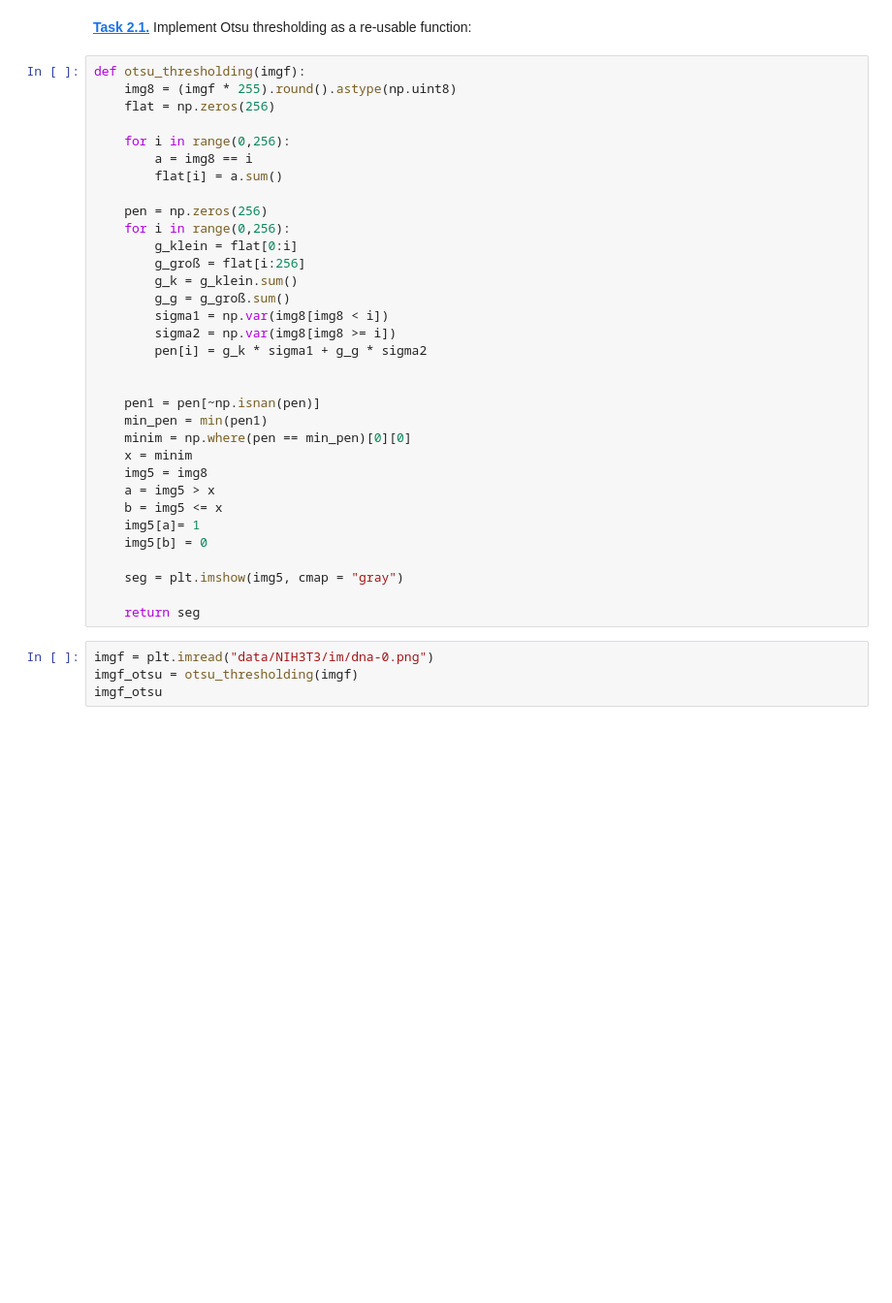
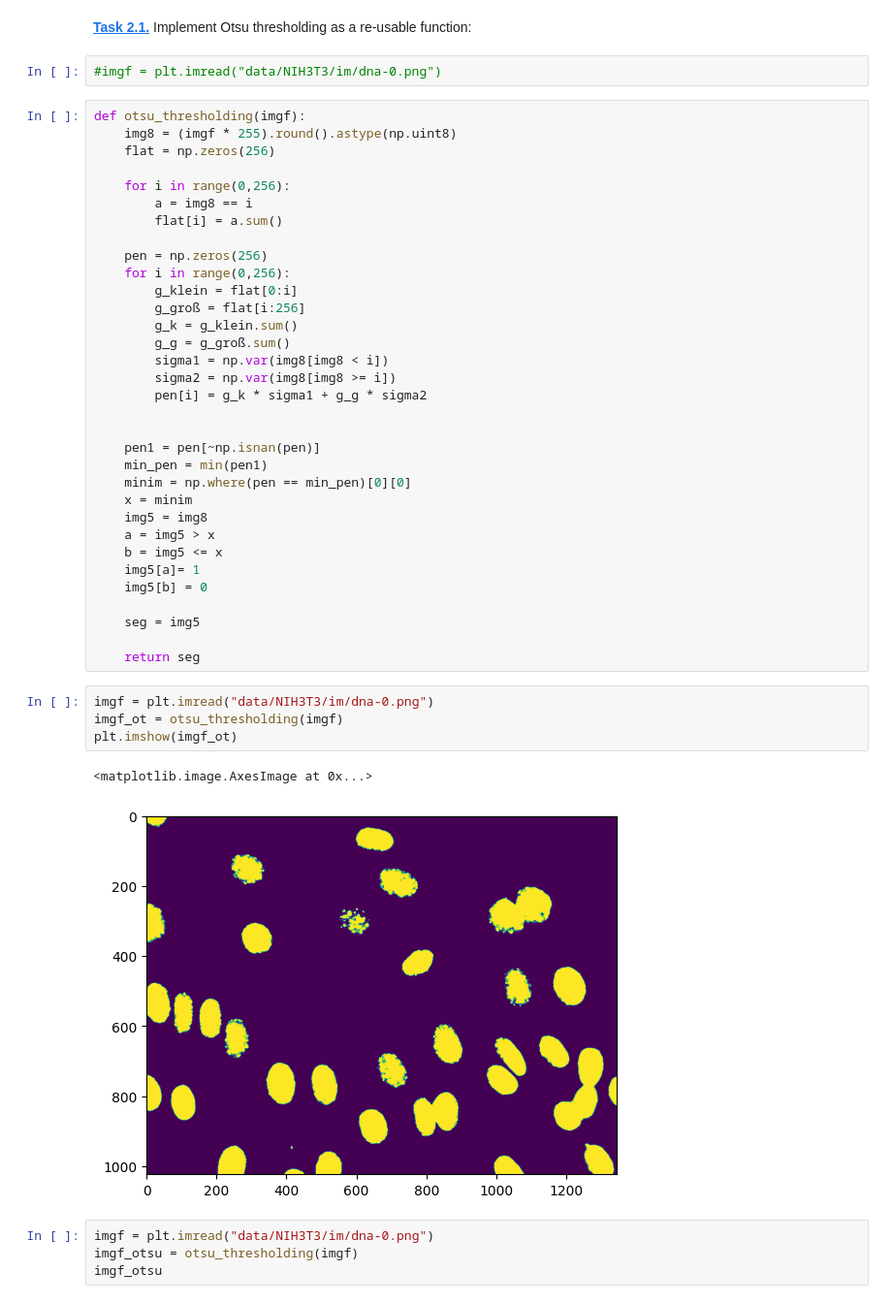
Before and after one commit to artankryeziu/mobi-fs7-python, a Jupyter notebook: otsu_batch.ipynb, the cells around one changed output. Shown at 97% size. Cells and saved outputs as stored; diff of their text form; blank space fills up the shorter version.

```diff
--- a/otsu_batch.ipynb
+++ b/otsu_batch.ipynb
@@ -5,6 +5,8 @@ import numpy as np
 import matplotlib.pyplot as plt
 # %% [markdown]
 **[Task 2.1.]()** Implement Otsu thresholding as a re-usable function:
+# %%
+#imgf = plt.imread("data/NIH3T3/im/dna-0.png")
 # %%
 def otsu_thresholding(imgf):
     img8 = (imgf * 255).round().astype(np.uint8)
@@ -35,9 +37,16 @@ def otsu_thresholding(imgf):
     img5[a]= 1
     img5[b] = 0
 
-    seg = plt.imshow(img5, cmap = "gray")
+    seg = img5
 
     return seg
+# %%
+imgf = plt.imread("data/NIH3T3/im/dna-0.png")
+imgf_ot = otsu_thresholding(imgf)
+plt.imshow(imgf_ot)
+# %% [output]
+<matplotlib.image.AxesImage at 0x...>
+[figure, added]
 # %%
 imgf = plt.imread("data/NIH3T3/im/dna-0.png")
 imgf_otsu = otsu_thresholding(imgf)
```
Also changed, not shown: parts of 7 cells of this notebook.
